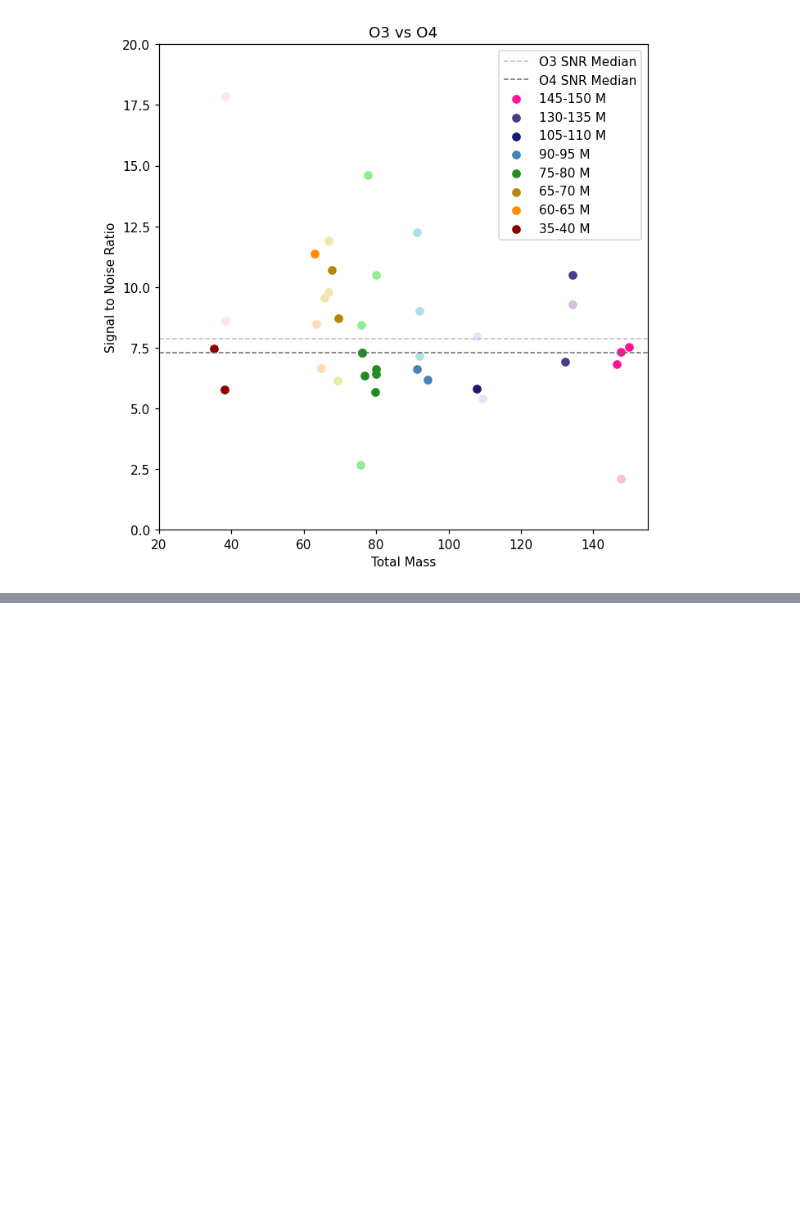
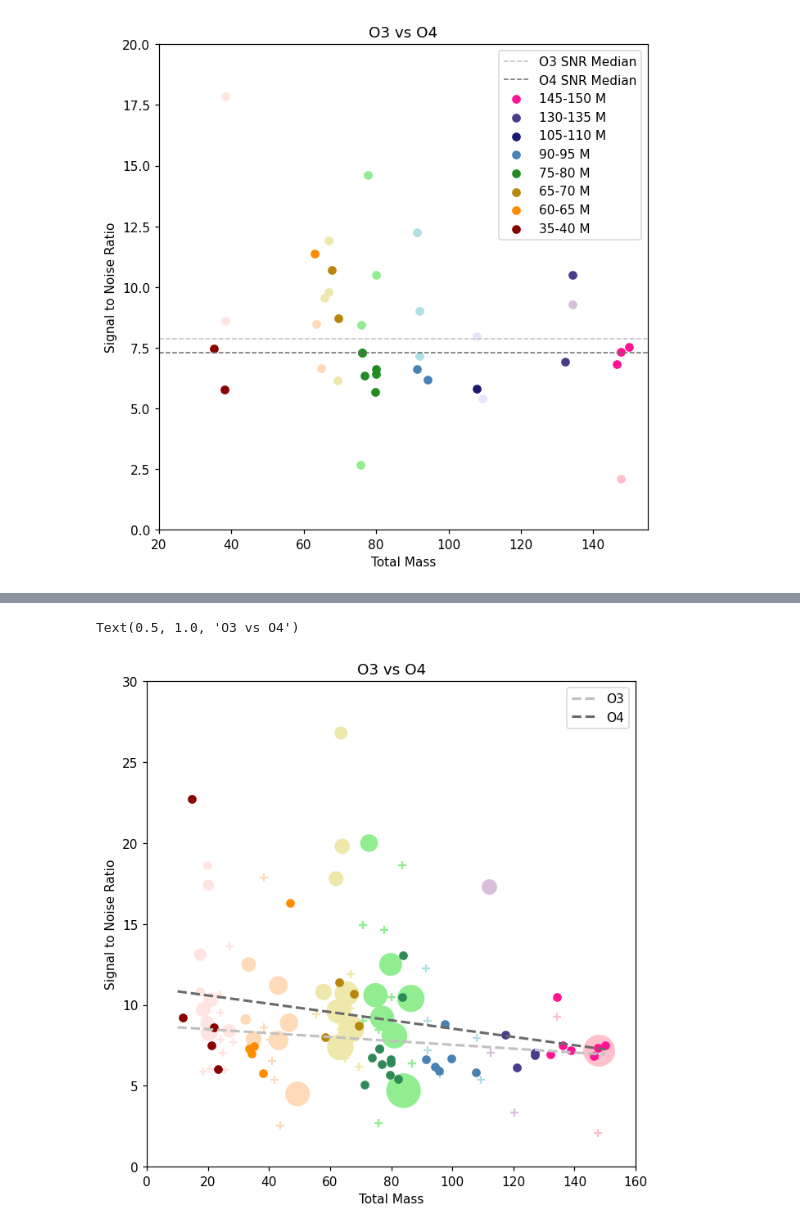
Before and after one commit to AndrewValentini/Gravitational-Waves-Research-23-24, a Jupyter notebook: Data Analysis/SNR.ipynb, the cells around one changed output, grey strips where cells are left out. Saved outputs shown, nothing was run; the diff lists cells and outputs as text; code cells hidden in the pictures; blank space fills up the shorter version.

```diff
--- a/Data Analysis/SNR.ipynb
+++ b/Data Analysis/SNR.ipynb
@@ -307,0 +308,46 @@ Text(0.5, 1.0, 'O3 vs O4')
+# %%
+fig, ax = plt.subplots(1, 1, figsize=(7, 7), dpi=110)
+
+# setting bins
+bin_lows = [130, 110, 90, 70, 50, 30, 10]
+bin_highs = [150, 130, 110, 90, 70, 50, 30]
+O3_colors = ["pink", "thistle", "powderblue", "lightgreen", "palegoldenrod", "peachpuff", "mistyrose"]
+O4_colors = ["deeppink", "darkslateblue", "steelblue", "seagreen", "darkgoldenrod", "darkorange", "darkred"]
+
+line_values = np.array([10, 150])
+
+aO3, bO3 = np.polyfit(O3_events["total_mass"], O3_events["snr"], 1)
+ax.plot(line_values, aO3 * line_values + bO3, color="silver", linestyle="--", linewidth=2, label="O3")
+
+aO4, bO4 = np.polyfit(O4_events["total_mass"], O4_events["snr"], 1)
+ax.plot(line_values, aO4 * line_values + bO4, color="dimgrey", linestyle="--", linewidth=2, label="O4")
+
+for low, high, O3color in zip(bin_lows, bin_highs, O3_colors):
+    O3values = O3[O3["total_mass"] >= low]
+    O3values = O3values[O3values["total_mass"] <= high]
+
+    ax.scatter(O3values["total_mass"], O3values["snr"], 0.1 * O3values["luminosity_distance"], color=O3color)
+
+    O3values_all = O3_events[O3_events["total_mass"] >= low]
+    O3values_all = O3values_all[O3values_all["total_mass"] <= high]
+
+    ax.scatter(O3values_all["total_mass"], O3values_all["snr"], marker = "+", color=O3color)
+
+for low, high, O4color in zip(bin_lows, bin_highs, O4_colors):
+    O4values = O4_events[O4_events["total_mass"] >= low]
+    O4values = O4values[O4values["total_mass"] <= high]
+
+    ax.scatter(O4values["total_mass"], O4values["snr"], color=O4color)
+
+ax.legend()
+
+ax.set_xlabel("Total Mass")
+ax.set_ylabel("Signal to Noise Ratio")
+
+ax.set_xlim(0, 160)
+ax.set_ylim(0, 30)
+
+ax.set_title("O3 vs O4")
+# %% [output]
+Text(0.5, 1.0, 'O3 vs O4')
+[figure, added]
```
Also changed, not shown: parts of 1 cell of this notebook.
